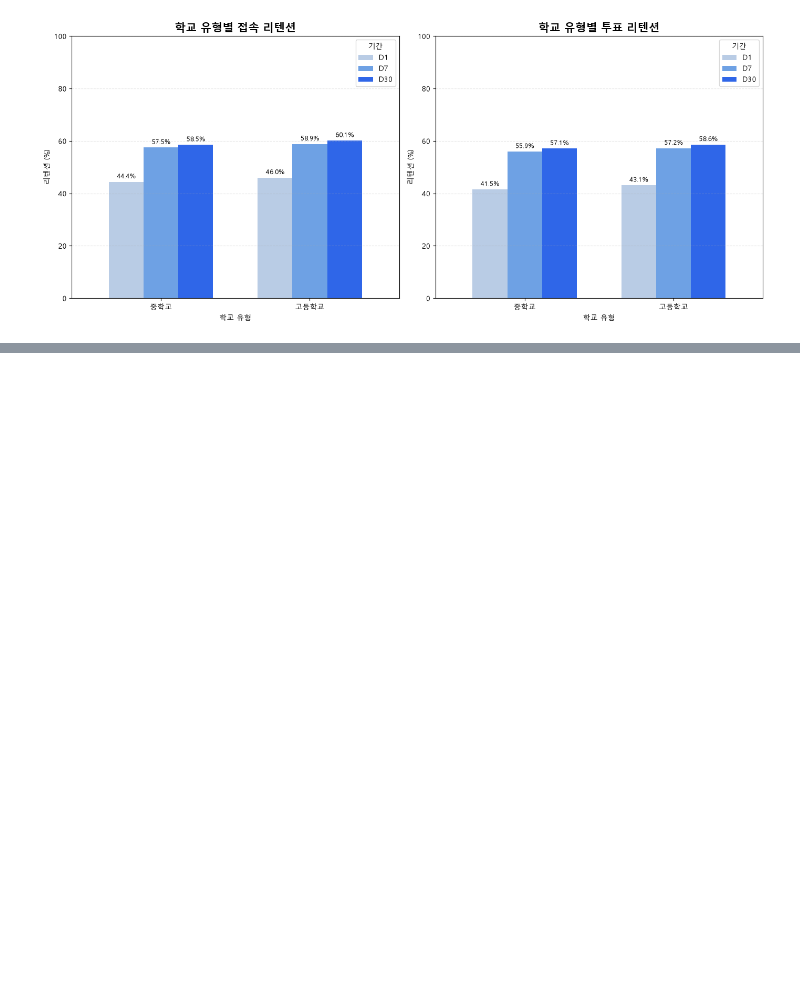
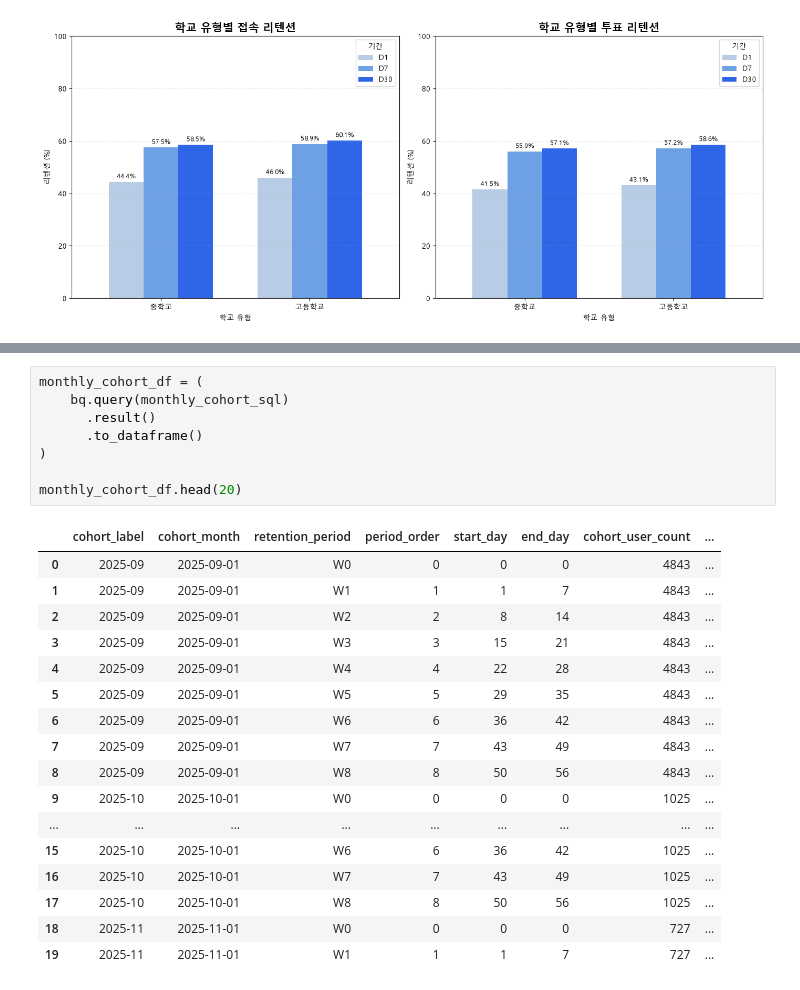
Before and after one commit to hyungmin0629/ping-v2, a Jupyter notebook: notebooks/retention.ipynb, the cells around one changed output, grey strips where cells are left out. Cells and saved outputs as stored; diff of their text form; blank space fills up the shorter version.

Commit message:
retention 분석 완료

```diff
--- a/notebooks/retention.ipynb
+++ b/notebooks/retention.ipynb
@@ -2615,0 +4388,26 @@ plt.show()
+# %%
+monthly_cohort_df = (
+    bq.query(monthly_cohort_sql)
+      .result()
+      .to_dataframe()
+)
+
+monthly_cohort_df.head(20)
+# %% [output]
+|  | cohort_label | cohort_month | retention_period | period_order | start_day | end_day | cohort_user_count | ... |
+| 0 | 2025-09 | 2025-09-01 | W0 | 0 | 0 | 0 | 4843 | ... |
+| 1 | 2025-09 | 2025-09-01 | W1 | 1 | 1 | 7 | 4843 | ... |
+| 2 | 2025-09 | 2025-09-01 | W2 | 2 | 8 | 14 | 4843 | ... |
+| 3 | 2025-09 | 2025-09-01 | W3 | 3 | 15 | 21 | 4843 | ... |
+| 4 | 2025-09 | 2025-09-01 | W4 | 4 | 22 | 28 | 4843 | ... |
+| 5 | 2025-09 | 2025-09-01 | W5 | 5 | 29 | 35 | 4843 | ... |
+| 6 | 2025-09 | 2025-09-01 | W6 | 6 | 36 | 42 | 4843 | ... |
+| 7 | 2025-09 | 2025-09-01 | W7 | 7 | 43 | 49 | 4843 | ... |
+| 8 | 2025-09 | 2025-09-01 | W8 | 8 | 50 | 56 | 4843 | ... |
+| 9 | 2025-10 | 2025-10-01 | W0 | 0 | 0 | 0 | 1025 | ... |
+| ... | ... | ... | ... | ... | ... | ... | ... | ... |
+| 15 | 2025-10 | 2025-10-01 | W6 | 6 | 36 | 42 | 1025 | ... |
+| 16 | 2025-10 | 2025-10-01 | W7 | 7 | 43 | 49 | 1025 | ... |
+| 17 | 2025-10 | 2025-10-01 | W8 | 8 | 50 | 56 | 1025 | ... |
+| 18 | 2025-11 | 2025-11-01 | W0 | 0 | 0 | 0 | 727 | ... |
+| 19 | 2025-11 | 2025-11-01 | W1 | 1 | 1 | 7 | 727 | ... |
```
Also changed, not shown: parts of 30 cells of this notebook.
